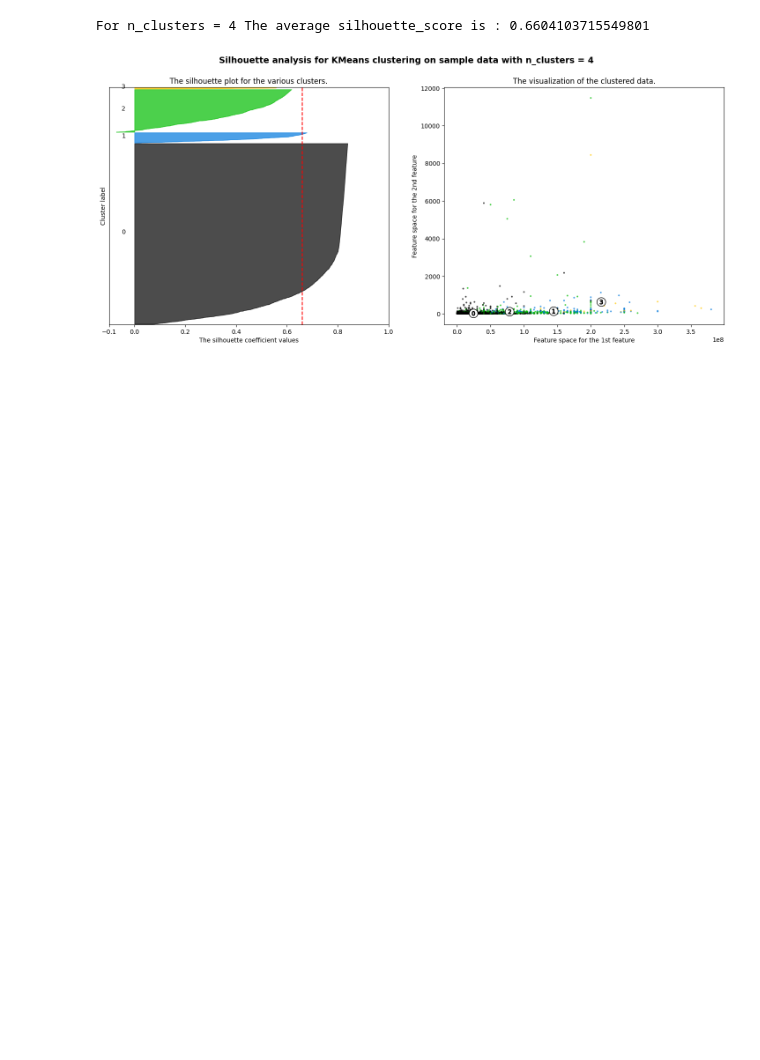
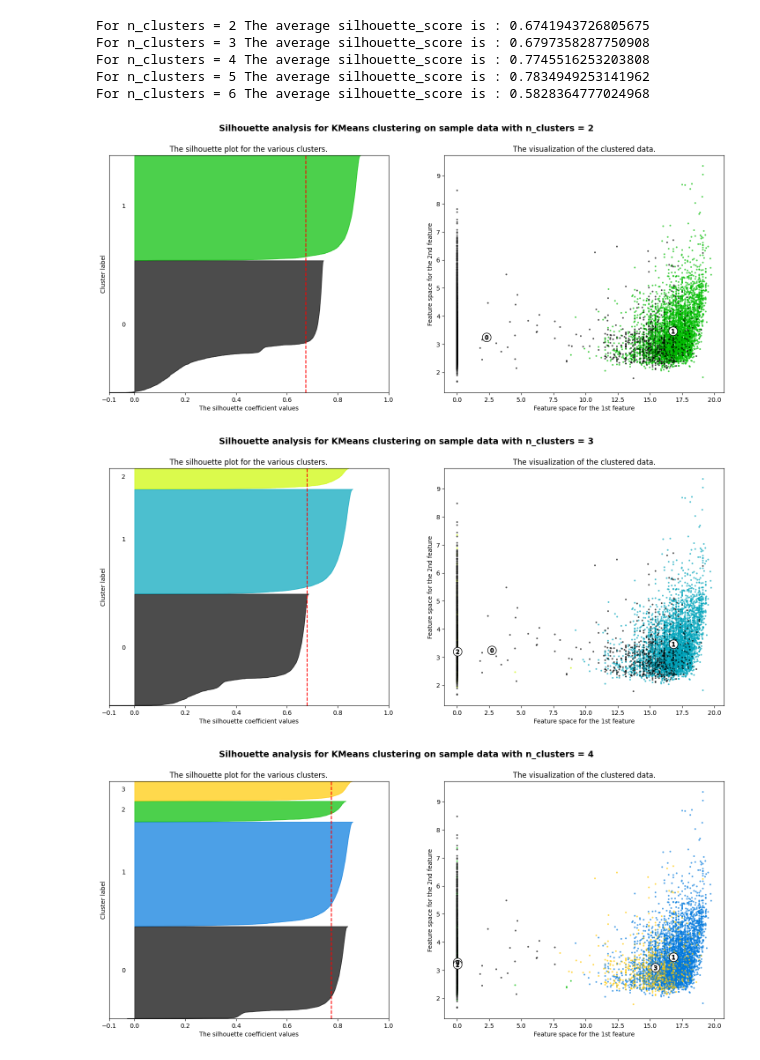
Before and after one commit to Anaru03/Project-1.2-Data-Mining-Public, a Jupyter notebook: Clustering.ipynb, the cells around one changed output. Saved outputs shown, nothing was run; the diff lists cells and outputs as text; code cells hidden in the pictures; blank space fills up the shorter version.

```diff
--- a/Clustering.ipynb
+++ b/Clustering.ipynb
@@ -18,23 +18,32 @@ from sklearn.datasets import make_blobs
 from sklearn.metrics import silhouette_samples, silhouette_score
 from sklearn.cluster import KMeans
 # %%
-df = pd.read_csv('Data/movies.csv', encoding='iso-8859-1')
+df = pd.read_csv('Data/movies.csv', encoding='iso-8859-1', sep=',')
 
-columns_to_drop = ['id', 'originalTitle', 'genres',
-                   'originalLanguage',
+columns_to_drop = ['id', 'originalTitle', 'genres', 'actorsPopularity',
+                   'originalLanguage', 'voteCount',
                    'title', 'homePage', 'video', 'director',
                     'productionCompany',
                     'productionCompanyCountry',
                     'productionCountry', 'releaseDate',
                     'actors', 'actorsCharacter']
 df = df.drop(columns=columns_to_drop)
-
-df.fillna(0, inplace=True)
 # %%
 for column in df.columns:
     df[column] = pd.to_numeric(df[column], errors='coerce')
 
 df = df.dropna()
+
+columns = ['budget', 'popularity', 'revenue',
+                 'runtime', 'voteAvg',
+                 'genresAmount',
+                 'productionCoAmount',
+                 'productionCountriesAmount',
+                 'actorsAmount', 'castWomenAmount',
+                 'castMenAmount']
+
+for column in columns:
+    df[column] = np.log1p(df[column])
 
 X = np.array(df[['budget', 'popularity', 'revenue',
                  'runtime', 'voteAvg',
@@ -43,5 +52,4 @@ X = np.array(df[['budget', 'popularity', 'revenue',
                  'productionCountriesAmount',
                  'actorsAmount', 'castWomenAmount',
                  'castMenAmount']])
-Y = np.array(df['popularity'])
-X.shape
+Y = np.array(df['revenue'])
@@ -76,10 +98,13 @@ K = 4
 # %%
-range_n_clusters = [4]
+range_n_clusters = [2, 3, 4, 5, 6]
+
 for n_clusters in range_n_clusters:
+
     fig, (ax1, ax2) = plt.subplots(1, 2)
     fig.set_size_inches(18, 7)
 
     ax1.set_xlim([-0.1, 1])
+
     ax1.set_ylim([0, len(X) + (n_clusters + 1) * 10])
 
     clusterer = KMeans(n_clusters=n_clusters, random_state=10)
@@ -97,6 +122,7 @@ for n_clusters in range_n_clusters:
 
     y_lower = 10
     for i in range(n_clusters):
+
         ith_cluster_silhouette_values = sample_silhouette_values[cluster_labels == i]
 
         ith_cluster_silhouette_values.sort()
@@ -116,48 +142,58 @@ for n_clusters in range_n_clusters:
 
         ax1.text(-0.05, y_lower + 0.5 * size_cluster_i, str(i))
 
+
         y_lower = y_upper + 10
 
     ax1.set_title("The silhouette plot for the various clusters.")
     ax1.set_xlabel("The silhouette coefficient values")
     ax1.set_ylabel("Cluster label")
 
+
     ax1.axvline(x=silhouette_avg, color="red", linestyle="--")
 
     ax1.set_yticks([])
     ax1.set_xticks([-0.1, 0, 0.2, 0.4, 0.6, 0.8, 1])
+
 
     colors = cm.nipy_spectral(cluster_labels.astype(float) / n_clusters)
     ax2.scatter(
         X[:, 0], X[:, 1], marker=".", s=30, lw=0, alpha=0.7, c=colors, edgecolor="k"
     )
 
     centers = clusterer.cluster_centers_
+
     ax2.scatter(
         centers[:, 0],
         centers[:, 1],
         marker="o",
         c="white",
         alpha=1,
         s=200,
         edgecolor="k",
     )
 
     for i, c in enumerate(centers):
         ax2.scatter(c[0], c[1], marker="$%d$" % i, alpha=1, s=50, edgecolor="k")
 
     ax2.set_title("The visualization of the clustered data.")
     ax2.set_xlabel("Feature space for the 1st feature")
     ax2.set_ylabel("Feature space for the 2nd feature")
 
     plt.suptitle(
         "Silhouette analysis for KMeans clustering on sample data with n_clusters = %d"
         % n_clusters,
         fontsize=14,
         fontweight="bold",
     )
 
 plt.show()
 # %% [output]
-For n_clusters = 4 The average silhouette_score is : 0.6604103715549801
+For n_clusters = 2 The average silhouette_score is : 0.6741943726805675
+For n_clusters = 3 The average silhouette_score is : 0.6797358287750908
+For n_clusters = 4 The average silhouette_score is : 0.7745516253203808
+For n_clusters = 5 The average silhouette_score is : 0.7834949253141962
+For n_clusters = 6 The average silhouette_score is : 0.5828364777024968
-[figure, old version]
+[figure, new version]
+[figure, added]
+[figure, added]
```
Also changed, not shown: parts of 7 cells of this notebook.
